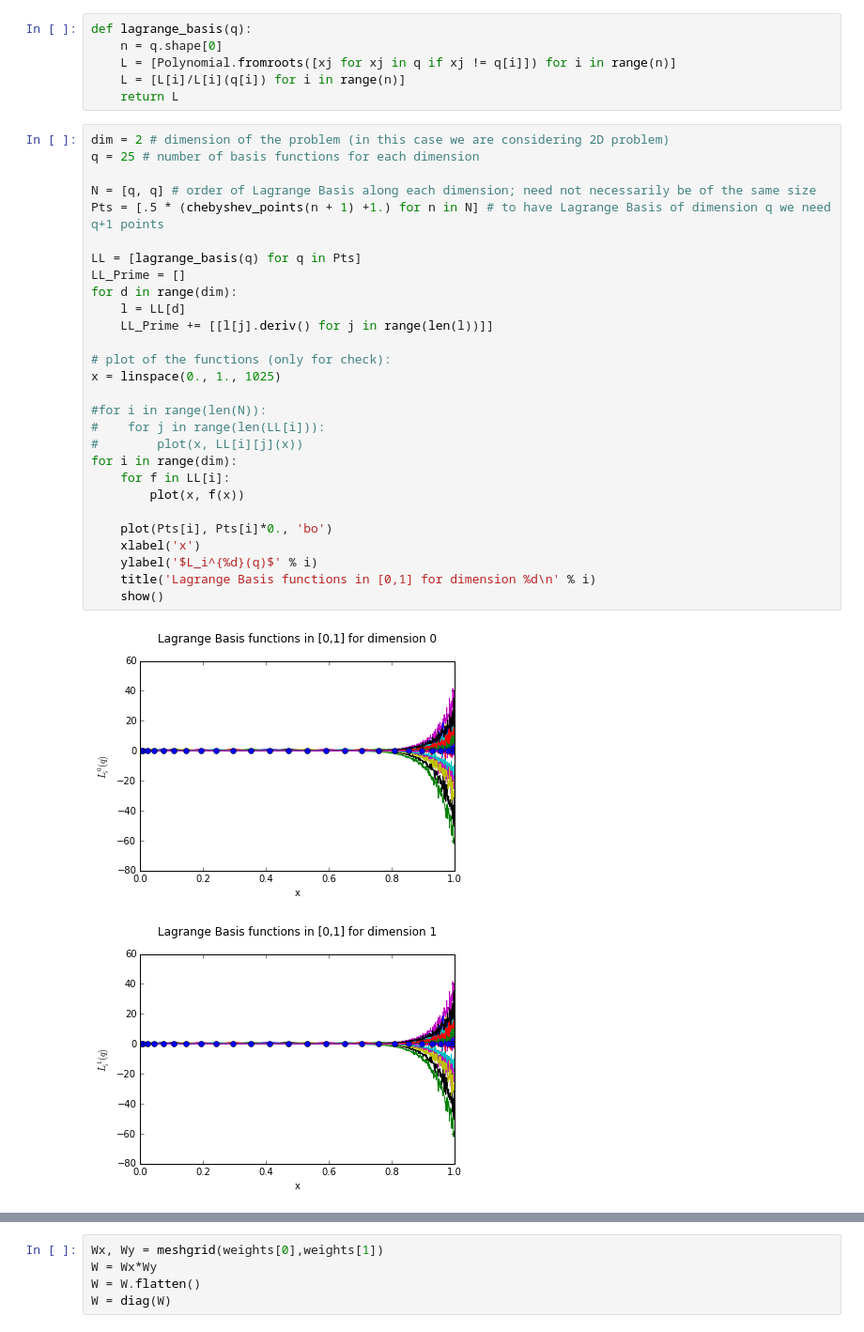
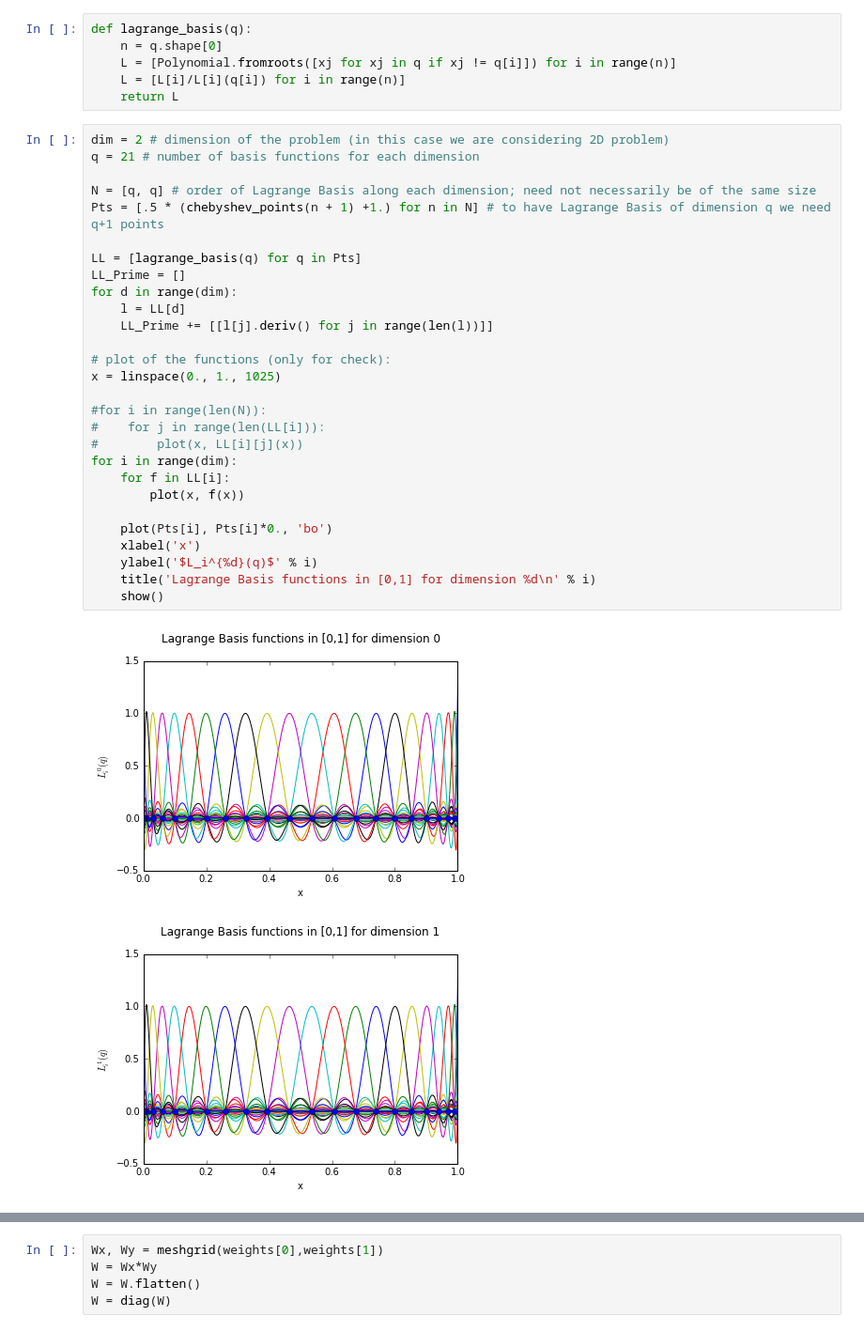
Before and after one commit to pdicerbo/P1.4, a Jupyter notebook: Basics/FinalProject.ipynb, the cells around one changed output, grey strips where cells are left out. Shown at 94% size. Drawn from its saved outputs; the diff is of its cells as text.

```diff
--- a/Basics/FinalProject.ipynb
+++ b/Basics/FinalProject.ipynb
@@ -156,35 +156,35 @@ def lagrange_basis(q):
     return L
 # %%
 dim = 2 # dimension of the problem (in this case we are considering 2D problem)
-q = 25 # number of basis functions for each dimension
+q = 21 # number of basis functions for each dimension
 
 N = [q, q] # order of Lagrange Basis along each dimension; need not necessarily be of the same size
 Pts = [.5 * (chebyshev_points(n + 1) +1.) for n in N] # to have Lagrange Basis of dimension q we need q+1 points
 
 LL = [lagrange_basis(q) for q in Pts]
 LL_Prime = []
 for d in range(dim):
     l = LL[d]
     LL_Prime += [[l[j].deriv() for j in range(len(l))]]
 
 # plot of the functions (only for check):
 x = linspace(0., 1., 1025)
 
 #for i in range(len(N)):
 #    for j in range(len(LL[i])):
 #        plot(x, LL[i][j](x))
 for i in range(dim):
     for f in LL[i]:
         plot(x, f(x))
 
     plot(Pts[i], Pts[i]*0., 'bo')
     xlabel('x')
     ylabel('$L_i^{%d}(q)$' % i)
     title('Lagrange Basis functions in [0,1] for dimension %d\n' % i)
     show()
 # %% [output]
-[figure, old version]
+[figure, new version]
-[figure, old version]
+[figure, new version]
 # %%
 quadrature = []
 weights = []
```
Also changed, not shown: parts of 6 cells of this notebook.
